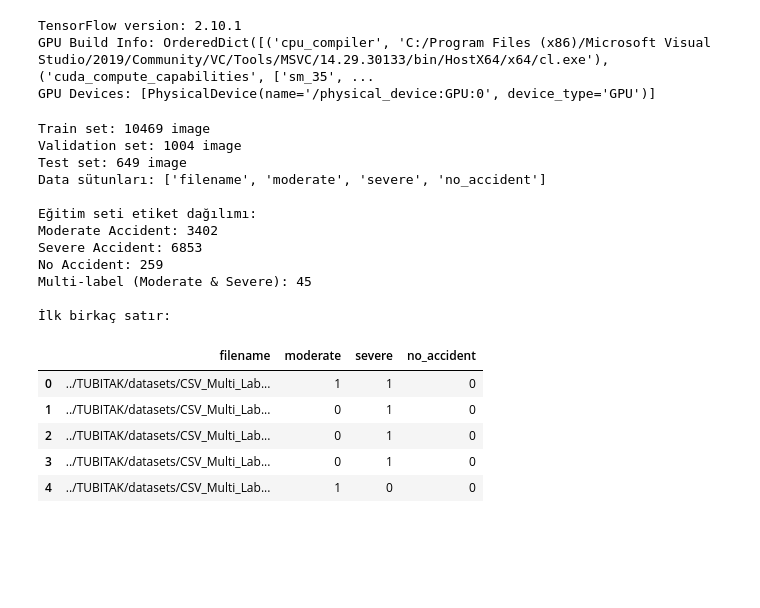
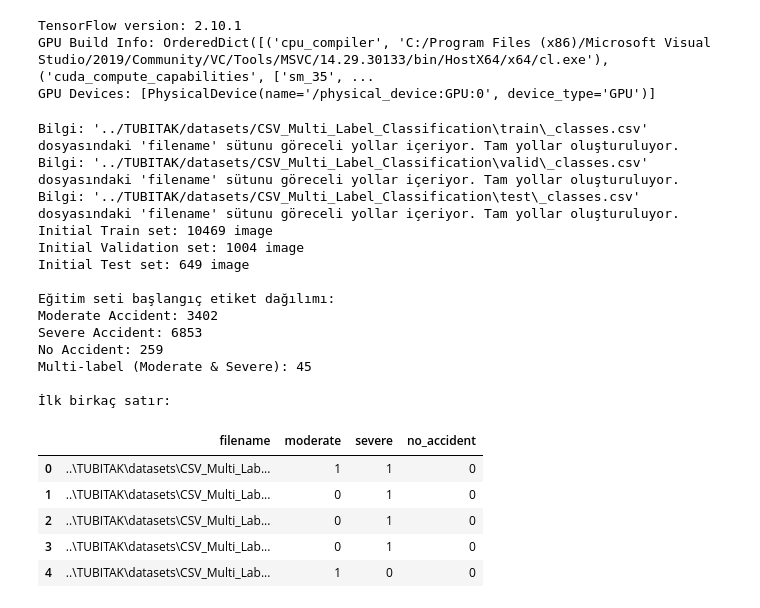
Before and after one commit to ali-cemputer/TUBITAK, a Jupyter notebook: CNN.ipynb, the cells around one changed output. Cells and saved outputs as stored; diff of their text form; code cells hidden in the pictures; blank space fills up the shorter version.

```diff
--- a/CNN.ipynb
+++ b/CNN.ipynb
@@ -38,46 +39,43 @@ pd.set_option('display.width', 5000)# DataFrame oto. alta geçmesin tek satırda
 # %%
 IMG_SIZE = (224, 224)   # Güncellenmiş boyut
 EPOCHS = 100 # Modelin veriyi kaç defa işleyecek
-BASE_PATH = "../TUBITAK/datasets/CSV_Multi_Label_Classification"
+ORIGINAL_DATA_PATH = "../TUBITAK/datasets/CSV_Multi_Label_Classification"
+AUGMENTED_DATA_PATH = "../TUBITAK/datasets/CSV_Multi_Label_Classification_Augmented"
 # %%
-#Veri Setleri Dağılımı ve Eğitim Seti İçeriği
-train_df = utils.load_data('train')
-valid_df = utils.load_data('valid')
-test_df = utils.load_data('test')
+# Orijinal verileri yükle
+original_train_df = utils.load_data('train', base_path=ORIGINAL_DATA_PATH)
+original_valid_df = utils.load_data('valid', base_path=ORIGINAL_DATA_PATH)
+original_test_df = utils.load_data('test', base_path=ORIGINAL_DATA_PATH)
 
-print(f"Train set: {len(train_df)} image")
-print(f"Validation set: {len(valid_df)} image")
-print(f"Test set: {len(test_df)} image")
+print("\nOrijinal Veri Seti Dağılımı:")
+print(f"Train set: {len(original_train_df)} images")
+print(f"Validation set: {len(original_valid_df)} images")
+print(f"Test set: {len(original_test_df)} images")
 
-# Etiket dağılımını kontrol et
-print("Data sütunları:", train_df.columns.tolist())
-print("\nEğitim seti etiket dağılımı:")
-print("Moderate Accident:", train_df['moderate'].sum())
-print("Severe Accident:", train_df['severe'].sum())
-print("No Accident:", train_df['no_accident'].sum())
-print("Multi-label (Moderate & Severe):", ((train_df['moderate'] == 1) & (train_df['severe'] == 1)).sum())
-
-
-
-print("\nİlk birkaç satır:")
-train_df.head()
+print("\nOrijinal Eğitim Seti Etiket Dağılımı:")
+print("Moderate Accident:", original_train_df['moderate'].sum())
+print("Severe Accident:", original_train_df['severe'].sum())
+print("No Accident:", original_train_df['no_accident'].sum())
+print("Multi-label (Moderate & Severe):", ((original_train_df['moderate'] == 1) & (original_train_df['severe'] == 1)).sum())
 # %% [output]
-Train set: 10469 image
-Validation set: 1004 image
-Test set: 649 image
-Data sütunları: ['filename', 'moderate', 'severe', 'no_accident']
+Bilgi: '../TUBITAK/datasets/CSV_Multi_Label_Classification\train\_classes.csv' dosyasındaki 'filename' sütunu göreceli yollar içeriyor. Tam yollar oluşturuluyor.
+Bilgi: '../TUBITAK/datasets/CSV_Multi_Label_Classification\valid\_classes.csv' dosyasındaki 'filename' sütunu göreceli yollar içeriyor. Tam yollar oluşturuluyor.
+Bilgi: '../TUBITAK/datasets/CSV_Multi_Label_Classification\test\_classes.csv' dosyasındaki 'filename' sütunu göreceli yollar içeriyor. Tam yollar oluşturuluyor.
+Initial Train set: 10469 image
+Initial Validation set: 1004 image
+Initial Test set: 649 image
 
-Eğitim seti etiket dağılımı:
+Eğitim seti başlangıç etiket dağılımı:
 Moderate Accident: 3402
 Severe Accident: 6853
 No Accident: 259
 Multi-label (Moderate & Severe): 45
 
 İlk birkaç satır:
 |  | filename | moderate | severe | no_accident |
-| 0 | ../TUBITAK/datasets/CSV_Multi_Lab... | 1 | 1 | 0 |
-| 1 | ../TUBITAK/datasets/CSV_Multi_Lab... | 0 | 1 | 0 |
-| 2 | ../TUBITAK/datasets/CSV_Multi_Lab... | 0 | 1 | 0 |
-| 3 | ../TUBITAK/datasets/CSV_Multi_Lab... | 0 | 1 | 0 |
-| 4 | ../TUBITAK/datasets/CSV_Multi_Lab... | 1 | 0 | 0 |
+| 0 | ..\TUBITAK\datasets\CSV_Multi_Lab... | 1 | 1 | 0 |
+| 1 | ..\TUBITAK\datasets\CSV_Multi_Lab... | 0 | 1 | 0 |
+| 2 | ..\TUBITAK\datasets\CSV_Multi_Lab... | 0 | 1 | 0 |
+| 3 | ..\TUBITAK\datasets\CSV_Multi_Lab... | 0 | 1 | 0 |
+| 4 | ..\TUBITAK\datasets\CSV_Multi_Lab... | 1 | 0 | 0 |
 # %%
```
Also changed, not shown: parts of 8 cells of this notebook, 1 other file.
